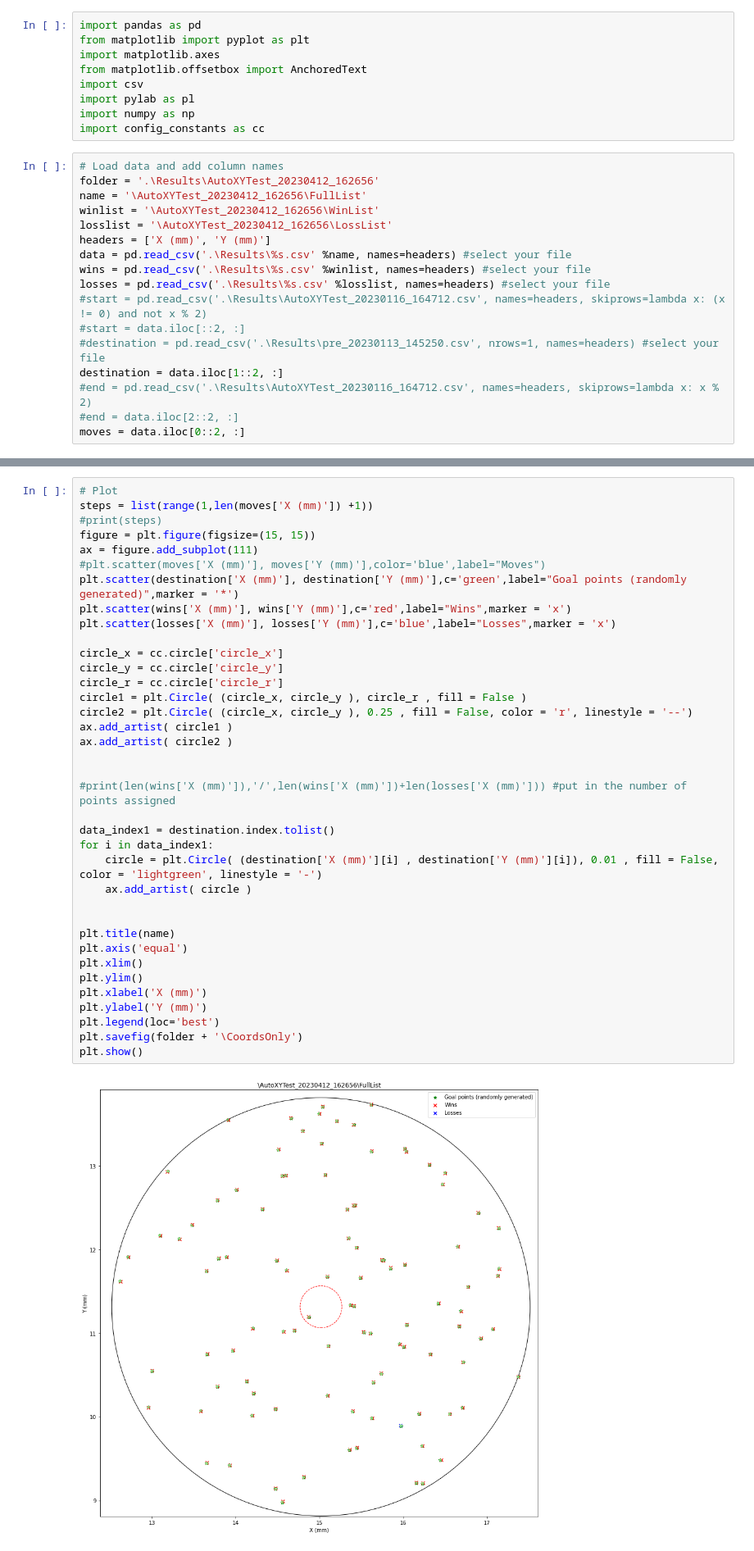
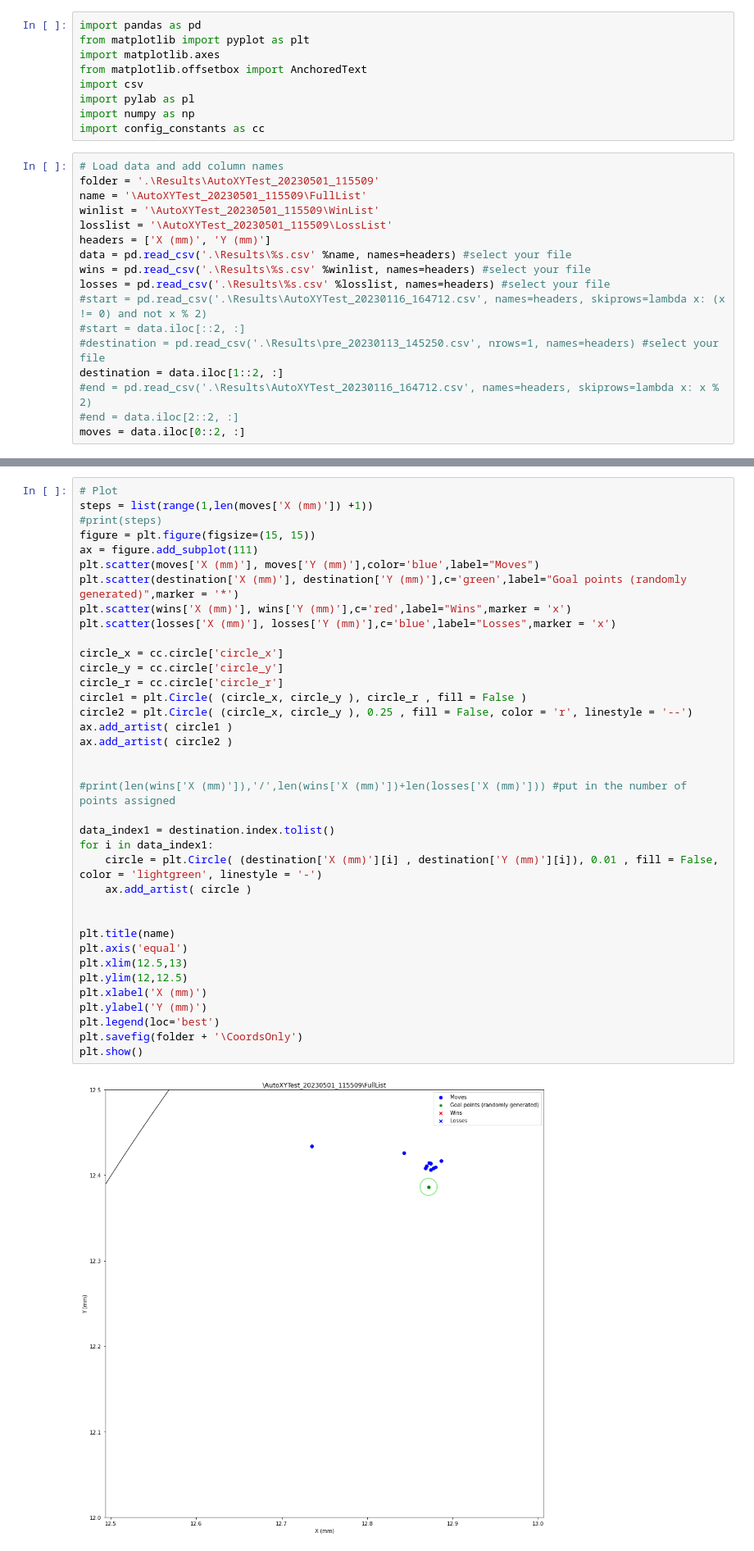
Before and after one commit to rsebok/PiezoProject_UMich, a Jupyter notebook: PlotXYTestWinCond.ipynb, the cells around one changed output, grey strips where cells are left out. Shown at 82% size. Saved outputs shown, nothing was run; the diff lists cells and outputs as text.

```diff
--- a/PlotXYTestWinCond.ipynb
+++ b/PlotXYTestWinCond.ipynb
@@ -9,10 +9,10 @@ import numpy as np
 import config_constants as cc
 # %%
 # Load data and add column names
-folder = '.\Results\AutoXYTest_20230412_162656'
-name = '\AutoXYTest_20230412_162656\FullList'
-winlist = '\AutoXYTest_20230412_162656\WinList'
-losslist = '\AutoXYTest_20230412_162656\LossList'
+folder = '.\Results\AutoXYTest_20230501_115509'
+name = '\AutoXYTest_20230501_115509\FullList'
+winlist = '\AutoXYTest_20230501_115509\WinList'
+losslist = '\AutoXYTest_20230501_115509\LossList'
 headers = ['X (mm)', 'Y (mm)']
 data = pd.read_csv('.\Results\%s.csv' %name, names=headers) #select your file
 wins = pd.read_csv('.\Results\%s.csv' %winlist, names=headers) #select your file
@@ -115,36 +115,36 @@ steps = list(range(1,len(moves['X (mm)']) +1))
 #print(steps)
 figure = plt.figure(figsize=(15, 15))
 ax = figure.add_subplot(111)
-#plt.scatter(moves['X (mm)'], moves['Y (mm)'],color='blue',label="Moves")
+plt.scatter(moves['X (mm)'], moves['Y (mm)'],color='blue',label="Moves")
 plt.scatter(destination['X (mm)'], destination['Y (mm)'],c='green',label="Goal points (randomly generated)",marker = '*')
 plt.scatter(wins['X (mm)'], wins['Y (mm)'],c='red',label="Wins",marker = 'x')
 plt.scatter(losses['X (mm)'], losses['Y (mm)'],c='blue',label="Losses",marker = 'x')
 
 circle_x = cc.circle['circle_x']
 circle_y = cc.circle['circle_y']
 circle_r = cc.circle['circle_r']
 circle1 = plt.Circle( (circle_x, circle_y ), circle_r , fill = False )
 circle2 = plt.Circle( (circle_x, circle_y ), 0.25 , fill = False, color = 'r', linestyle = '--')
 ax.add_artist( circle1 )
 ax.add_artist( circle2 )
 
 
 #print(len(wins['X (mm)']),'/',len(wins['X (mm)'])+len(losses['X (mm)'])) #put in the number of points assigned
 
 data_index1 = destination.index.tolist()
 for i in data_index1:
     circle = plt.Circle( (destination['X (mm)'][i] , destination['Y (mm)'][i]), 0.01 , fill = False, color = 'lightgreen', linestyle = '-')
     ax.add_artist( circle )
 
 
 plt.title(name)
 plt.axis('equal')
-plt.xlim()
-plt.ylim()
+plt.xlim(12.5,13)
+plt.ylim(12,12.5)
 plt.xlabel('X (mm)')
 plt.ylabel('Y (mm)')
 plt.legend(loc='best')
 plt.savefig(folder + '\CoordsOnly')
 plt.show()
 # %% [output]
-[figure, old version]
+[figure, new version]
```
Also changed, not shown: parts of 2 cells of this notebook, 17 other files.
